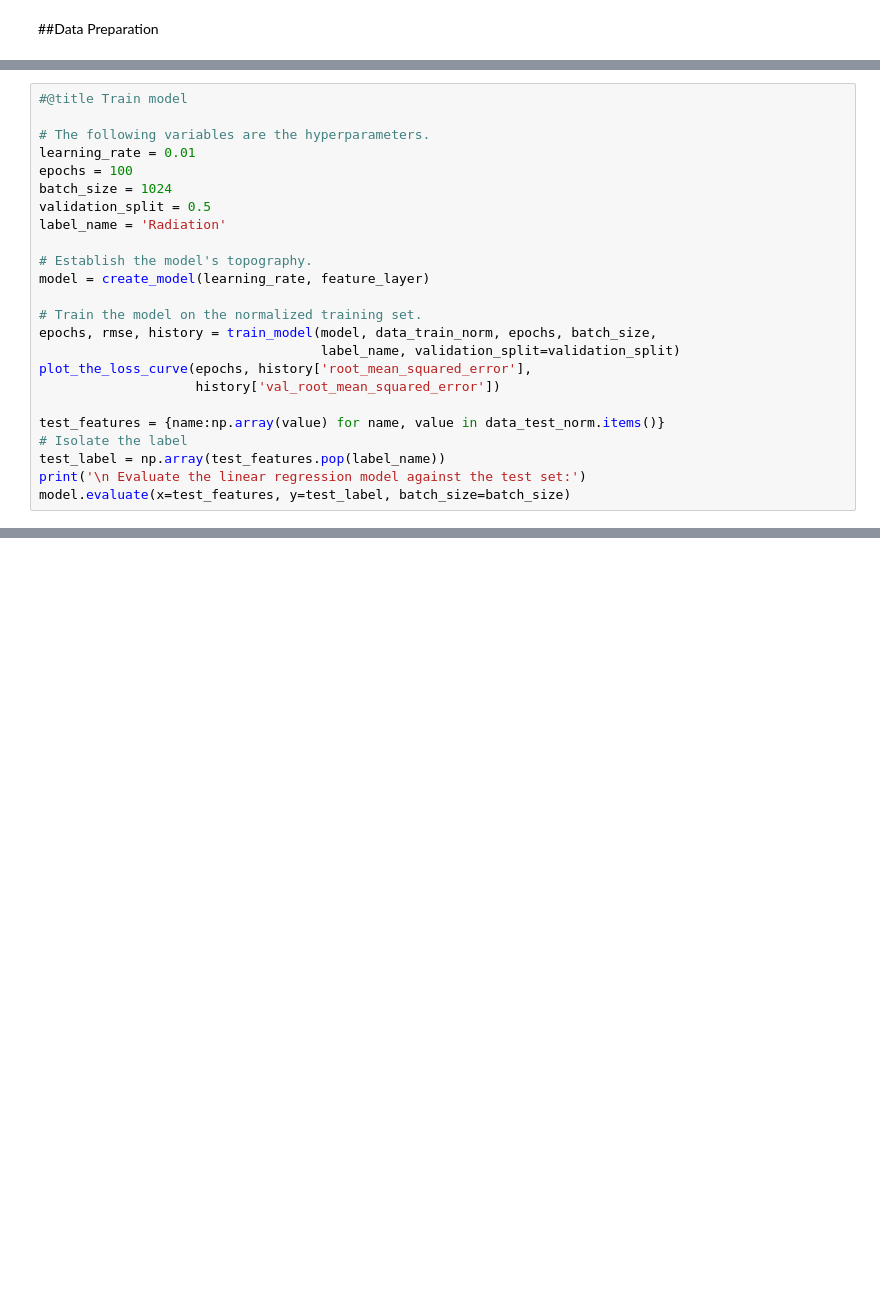
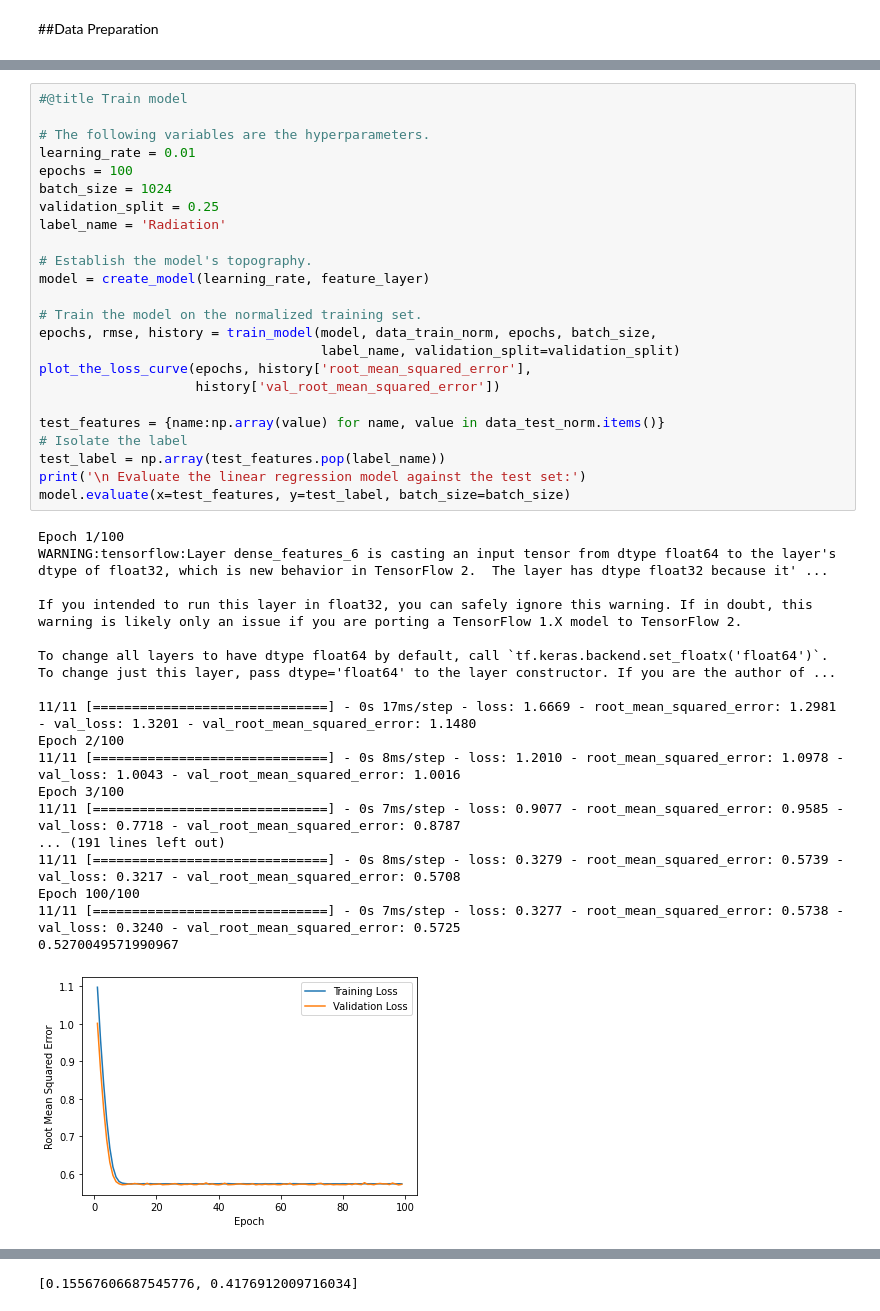
Before and after one commit to marcellinusc/solar-radiation, a Jupyter notebook: ml_model.ipynb, the cells around one changed output, grey strips where cells are left out. Cells and saved outputs as stored; diff of their text form; blank space fills up the shorter version.

```diff
--- a/ml_model.ipynb
+++ b/ml_model.ipynb
@@ -328,24 +420,43 @@ print('Model defined')
 # %%
 #@title Train model
 
 # The following variables are the hyperparameters.
 learning_rate = 0.01
 epochs = 100
 batch_size = 1024
-validation_split = 0.5
+validation_split = 0.25
 label_name = 'Radiation'
 
 # Establish the model's topography.
 model = create_model(learning_rate, feature_layer)
 
 # Train the model on the normalized training set.
 epochs, rmse, history = train_model(model, data_train_norm, epochs, batch_size,
                                     label_name, validation_split=validation_split)
 plot_the_loss_curve(epochs, history['root_mean_squared_error'],
                     history['val_root_mean_squared_error'])
 
 test_features = {name:np.array(value) for name, value in data_test_norm.items()}
 # Isolate the label
 test_label = np.array(test_features.pop(label_name))
 print('\n Evaluate the linear regression model against the test set:')
 model.evaluate(x=test_features, y=test_label, batch_size=batch_size)
+# %% [output]
+Epoch 1/100
+WARNING:tensorflow:Layer dense_features_6 is casting an input tensor from dtype float64 to the layer's dtype of float32, which is new behavior in TensorFlow 2.  The layer has dtype float32 because it' ...
+
+If you intended to run this layer in float32, you can safely ignore this warning. If in doubt, this warning is likely only an issue if you are porting a TensorFlow 1.X model to TensorFlow 2.
+
+To change all layers to have dtype float64 by default, call `tf.keras.backend.set_floatx('float64')`. To change just this layer, pass dtype='float64' to the layer constructor. If you are the author of ...
+
+11/11 [==============================] - 0s 17ms/step - loss: 1.6669 - root_mean_squared_error: 1.2981 - val_loss: 1.3201 - val_root_mean_squared_error: 1.1480
+Epoch 2/100
+11/11 [==============================] - 0s 8ms/step - loss: 1.2010 - root_mean_squared_error: 1.0978 - val_loss: 1.0043 - val_root_mean_squared_error: 1.0016
+Epoch 3/100
+11/11 [==============================] - 0s 7ms/step - loss: 0.9077 - root_mean_squared_error: 0.9585 - val_loss: 0.7718 - val_root_mean_squared_error: 0.8787
+... (191 lines left out)
+11/11 [==============================] - 0s 8ms/step - loss: 0.3279 - root_mean_squared_error: 0.5739 - val_loss: 0.3217 - val_root_mean_squared_error: 0.5708
+Epoch 100/100
+11/11 [==============================] - 0s 7ms/step - loss: 0.3277 - root_mean_squared_error: 0.5738 - val_loss: 0.3240 - val_root_mean_squared_error: 0.5725
+0.5270049571990967
+[figure, added]
@@ -351,0 +465 @@ model.evaluate(x=test_features, y=test_label, batch_size=batch_size)
+[0.15567606687545776, 0.4176912009716034]
```
Also changed, not shown: parts of 29 cells of this notebook.
